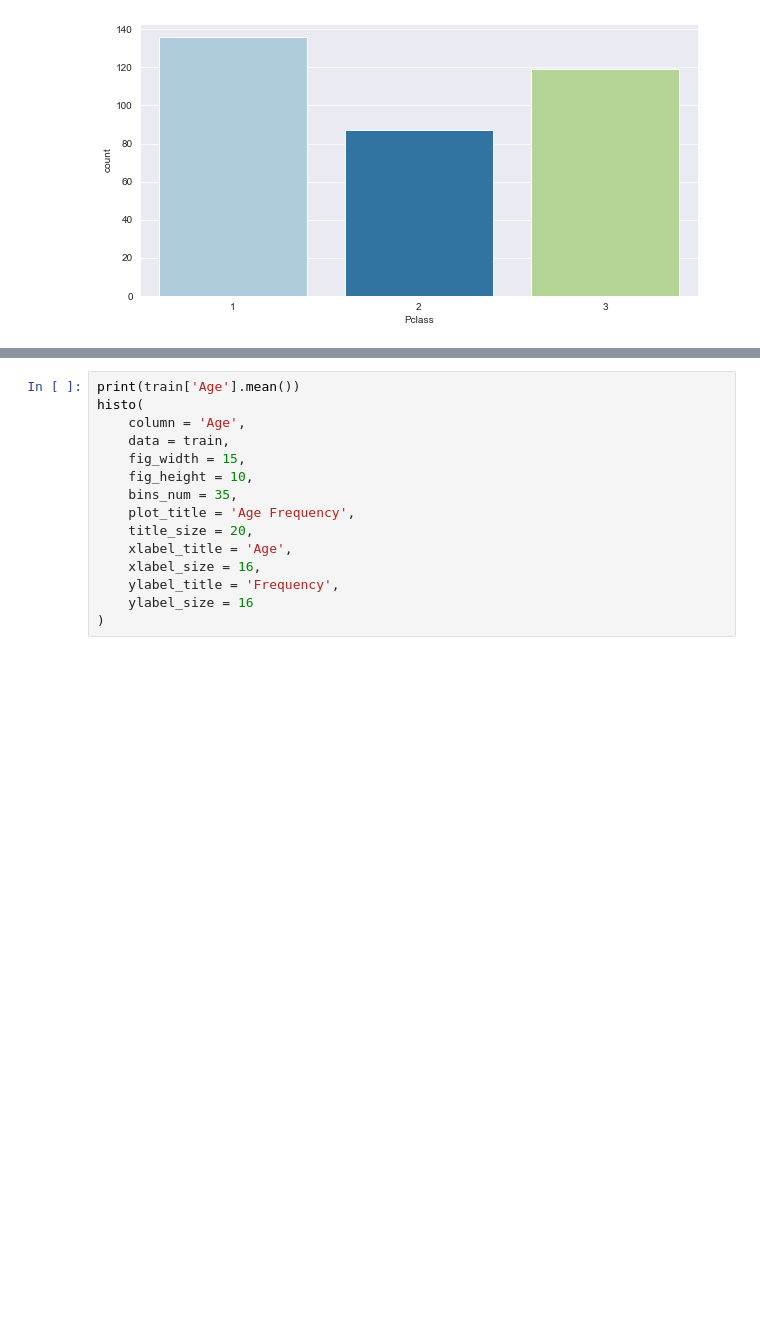
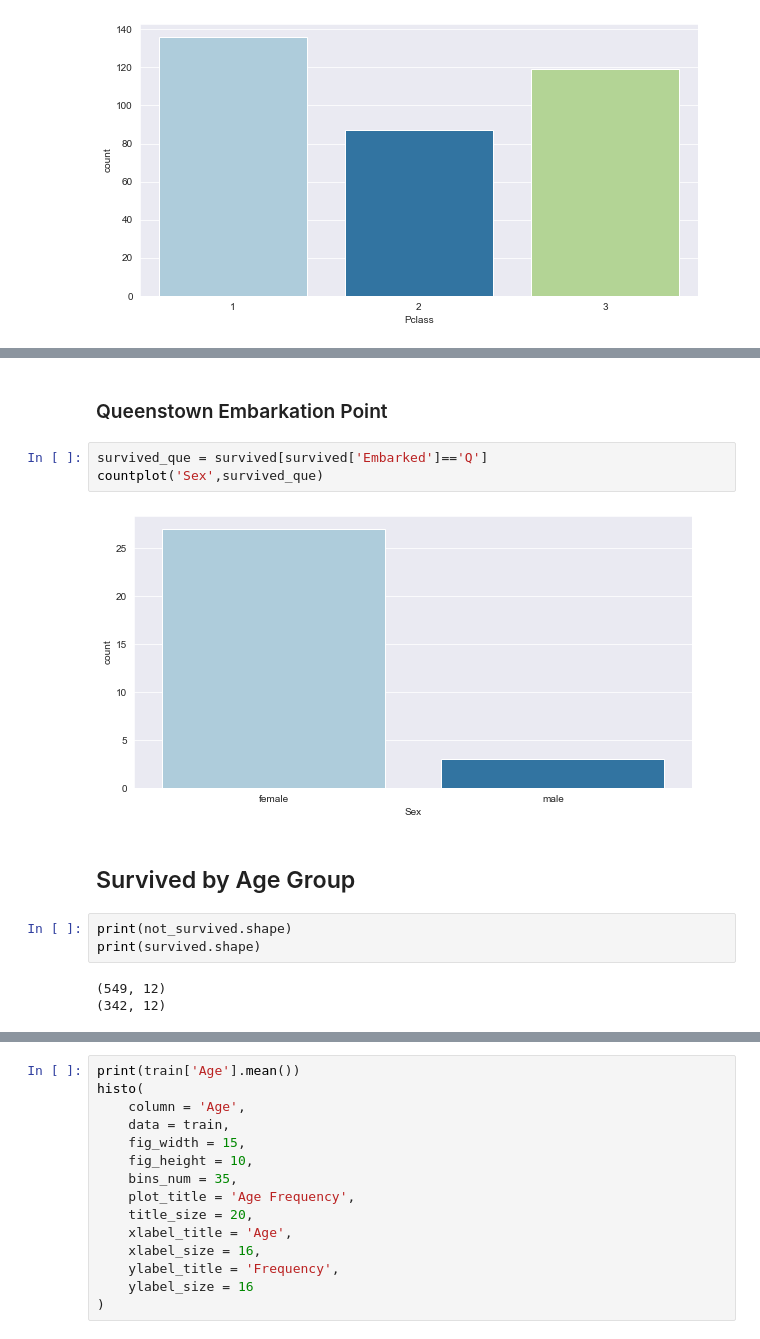
Before and after one commit to nizarhamood/Titanic, a Jupyter notebook: titanic.ipynb, the cells around one changed output, grey strips where cells are left out. Saved outputs shown, nothing was run; the diff lists cells and outputs as text; blank space fills up the shorter version.

```diff
--- a/titanic.ipynb
+++ b/titanic.ipynb
@@ -236,0 +258,15 @@ countplot('Pclass', survived)
+# %% [markdown]
+### Queenstown Embarkation Point
+# %%
+survived_que = survived[survived['Embarked']=='Q']
+countplot('Sex',survived_que)
+# %% [output]
+[figure, added]
+# %% [markdown]
+## Survived by Age Group
+# %%
+print(not_survived.shape)
+print(survived.shape)
+# %% [output]
+(549, 12)
+(342, 12)
```
Also changed, not shown: parts of 16 cells of this notebook, 2 other files.
